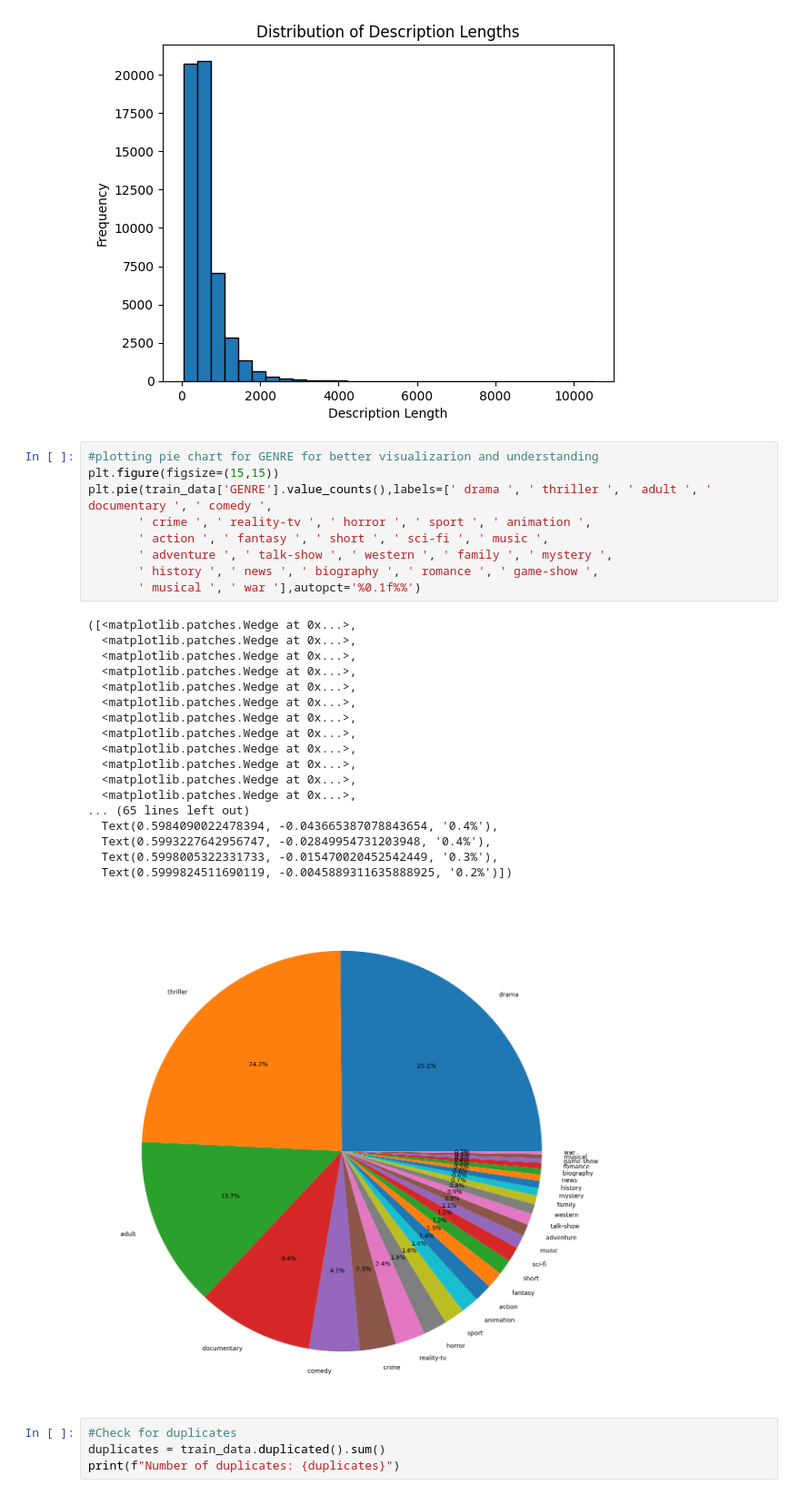
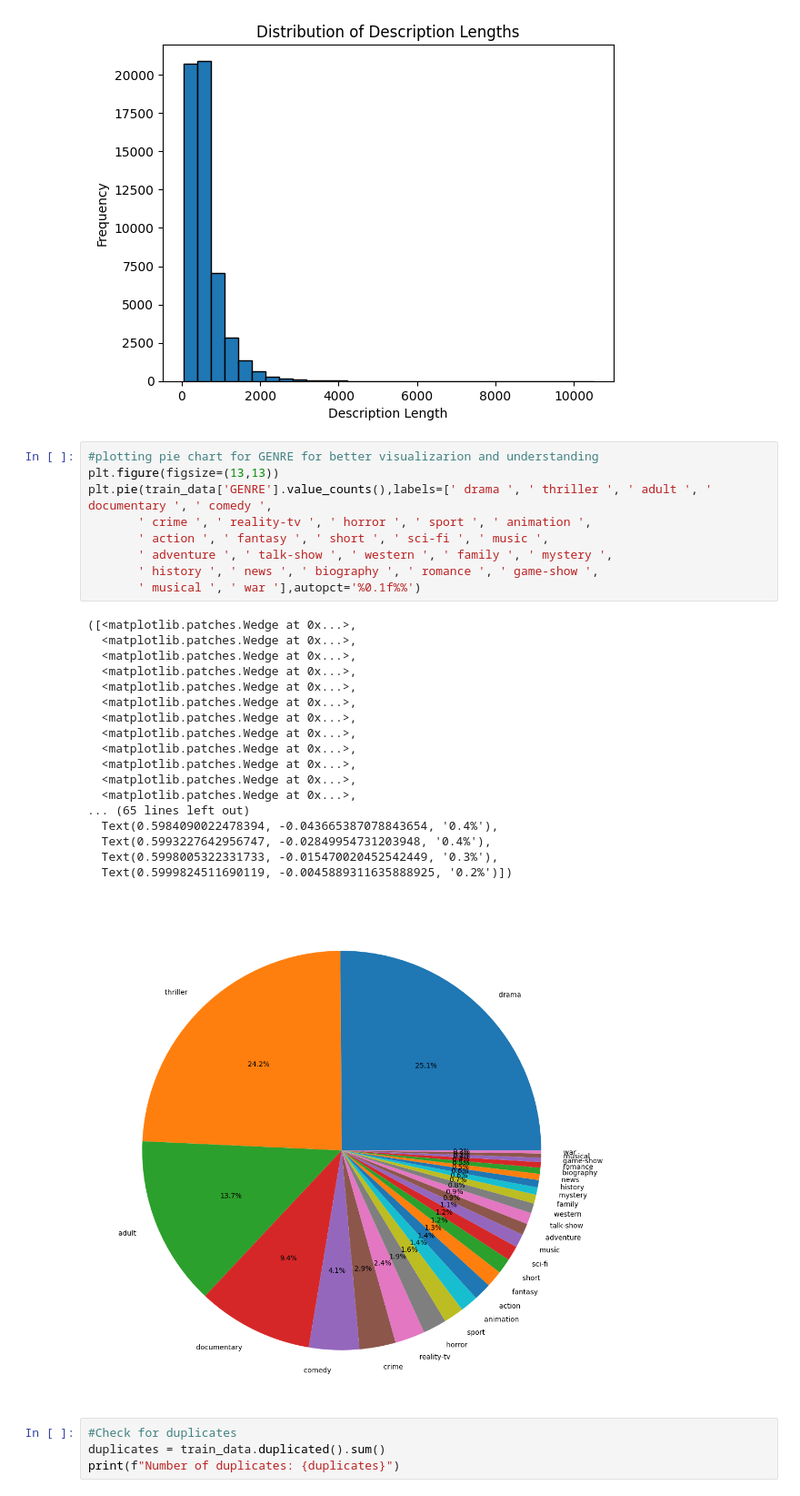
Before and after one commit to Sonam-Chaudhari/CODSOFT, a Jupyter notebook: Movie_genere_classification/Movie_classification.ipynb, the cells around one changed output. Shown: that part at 91% size. Drawn from its saved outputs; the diff is of its cells as text.

```diff
--- a/Movie_genere_classification/Movie_classification.ipynb
+++ b/Movie_genere_classification/Movie_classification.ipynb
@@ -174,32 +174,32 @@ plt.show()
 [figure]
 # %%
 #plotting pie chart for GENRE for better visualizarion and understanding
-plt.figure(figsize=(15,15))
+plt.figure(figsize=(13,13))
 plt.pie(train_data['GENRE'].value_counts(),labels=[' drama ', ' thriller ', ' adult ', ' documentary ', ' comedy ',
        ' crime ', ' reality-tv ', ' horror ', ' sport ', ' animation ',
        ' action ', ' fantasy ', ' short ', ' sci-fi ', ' music ',
        ' adventure ', ' talk-show ', ' western ', ' family ', ' mystery ',
        ' history ', ' news ', ' biography ', ' romance ', ' game-show ',
        ' musical ', ' war '],autopct='%0.1f%%')
 # %% [output]
 ([<matplotlib.patches.Wedge at 0x...>,
   <matplotlib.patches.Wedge at 0x...>,
   <matplotlib.patches.Wedge at 0x...>,
   <matplotlib.patches.Wedge at 0x...>,
   <matplotlib.patches.Wedge at 0x...>,
   <matplotlib.patches.Wedge at 0x...>,
   <matplotlib.patches.Wedge at 0x...>,
   <matplotlib.patches.Wedge at 0x...>,
   <matplotlib.patches.Wedge at 0x...>,
   <matplotlib.patches.Wedge at 0x...>,
   <matplotlib.patches.Wedge at 0x...>,
   <matplotlib.patches.Wedge at 0x...>,
 ... (65 lines left out)
   Text(0.5984090022478394, -0.043665387078843654, '0.4%'),
   Text(0.5993227642956747, -0.02849954731203948, '0.4%'),
   Text(0.5998005322331733, -0.015470020452542449, '0.3%'),
   Text(0.5999824511690119, -0.0045889311635888925, '0.2%')])
-[figure, old version]
+[figure, new version]
 # %%
 #Check for duplicates
 duplicates = train_data.duplicated().sum()
```
Also changed, not shown: parts of 28 cells of this notebook, 1 other file.
